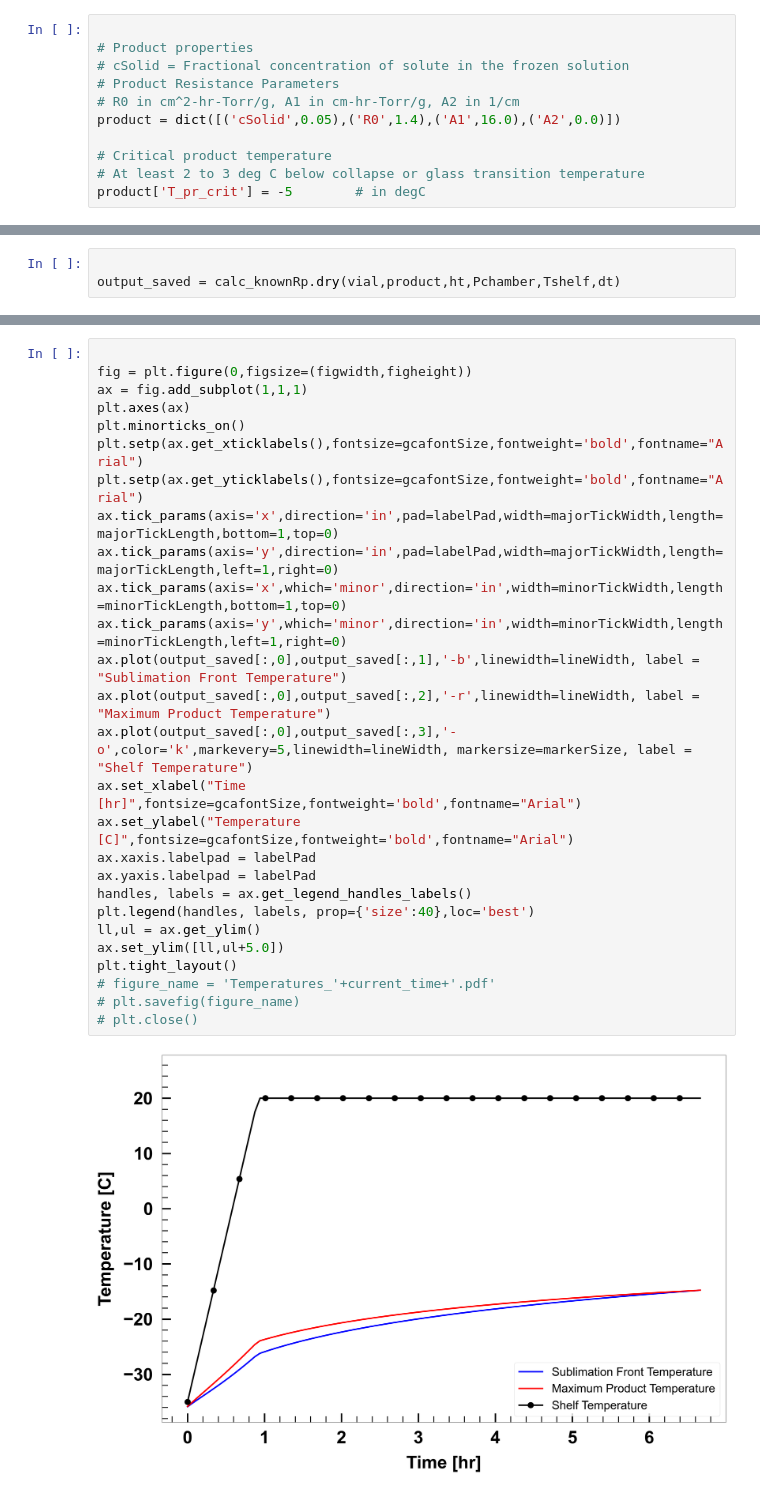
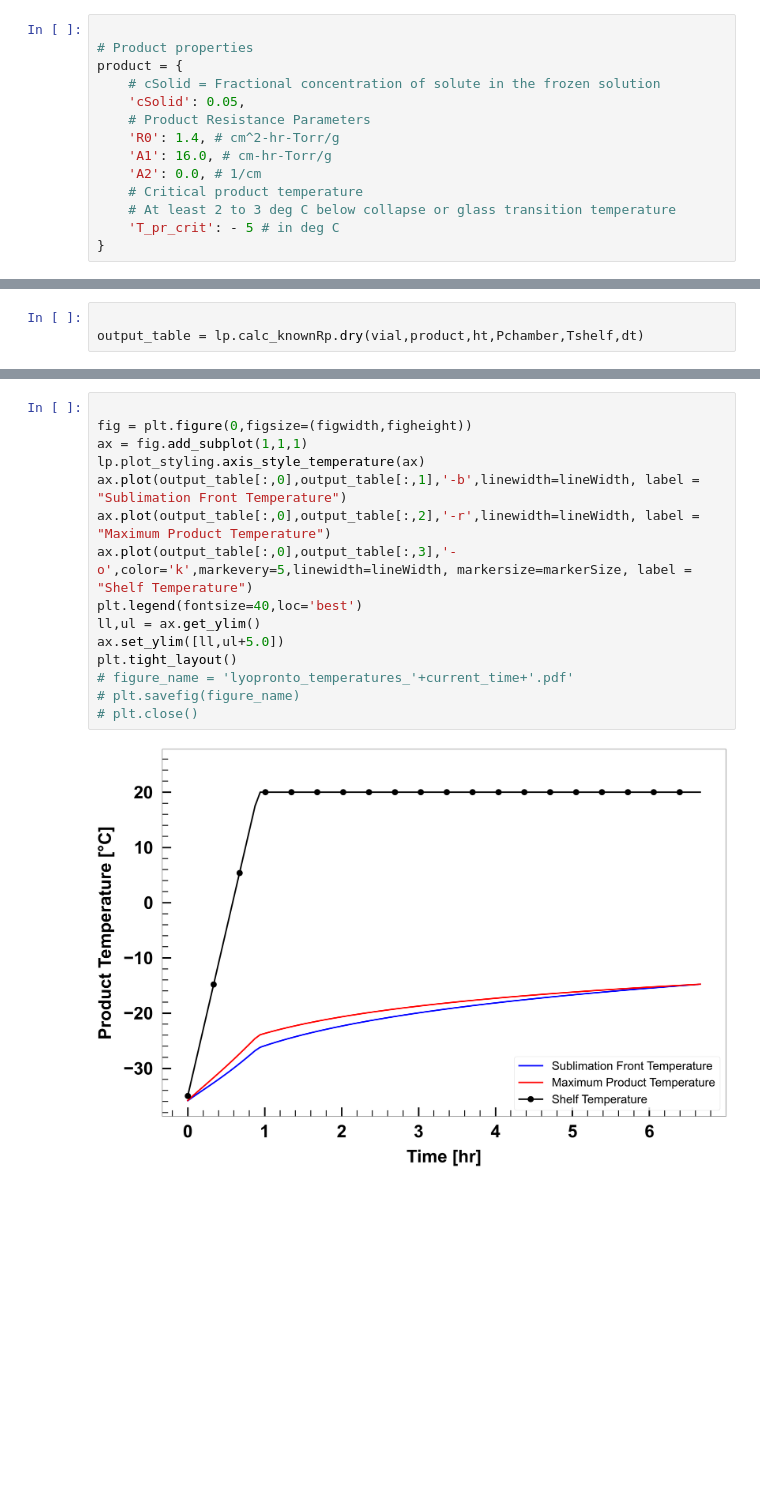
Before and after one commit to LyoHUB/LyoPRONTO, a Jupyter notebook: docs/examples/knownRp_PD.ipynb, the cells around one changed output, grey strips where cells are left out. Saved outputs shown, nothing was run; the diff lists cells and outputs as text; blank space fills up the shorter version.

Commit message:
Write the simplest case (known Rp and Kv) into a decent notebook for documentation

```diff
--- a/docs/examples/knownRp_PD.ipynb
+++ b/docs/examples/knownRp_PD.ipynb
@@ -26,12 +50,15 @@ Info on product properties here.
 # %%
 
 # Product properties
-# cSolid = Fractional concentration of solute in the frozen solution
-# Product Resistance Parameters
-# R0 in cm^2-hr-Torr/g, A1 in cm-hr-Torr/g, A2 in 1/cm
-product = dict([('cSolid',0.05),('R0',1.4),('A1',16.0),('A2',0.0)])
-
-# Critical product temperature
-# At least 2 to 3 deg C below collapse or glass transition temperature
-product['T_pr_crit'] = -5        # in degC
+product = {
+    # cSolid = Fractional concentration of solute in the frozen solution
+    'cSolid': 0.05,
+    # Product Resistance Parameters
+    'R0': 1.4, # cm^2-hr-Torr/g
+    'A1': 16.0, # cm-hr-Torr/g
+    'A2': 0.0, # 1/cm
+    # Critical product temperature
+    # At least 2 to 3 deg C below collapse or glass transition temperature
+    'T_pr_crit': - 5 # in deg C
+}
 # %%
@@ -150,3 +97,3 @@ nVial = 398    # Number of vials
 # %%
 
-output_saved = calc_knownRp.dry(vial,product,ht,Pchamber,Tshelf,dt)
+output_table = lp.calc_knownRp.dry(vial,product,ht,Pchamber,Tshelf,dt)
@@ -240,29 +174,17 @@ plt.tight_layout()
 # %%
 
 fig = plt.figure(0,figsize=(figwidth,figheight))
 ax = fig.add_subplot(1,1,1)
-plt.axes(ax)
-plt.minorticks_on()
-plt.setp(ax.get_xticklabels(),fontsize=gcafontSize,fontweight='bold',fontname="Arial")
-plt.setp(ax.get_yticklabels(),fontsize=gcafontSize,fontweight='bold',fontname="Arial")
-ax.tick_params(axis='x',direction='in',pad=labelPad,width=majorTickWidth,length=majorTickLength,bottom=1,top=0)
-ax.tick_params(axis='y',direction='in',pad=labelPad,width=majorTickWidth,length=majorTickLength,left=1,right=0)
-ax.tick_params(axis='x',which='minor',direction='in',width=minorTickWidth,length=minorTickLength,bottom=1,top=0)
-ax.tick_params(axis='y',which='minor',direction='in',width=minorTickWidth,length=minorTickLength,left=1,right=0)
-ax.plot(output_saved[:,0],output_saved[:,1],'-b',linewidth=lineWidth, label = "Sublimation Front Temperature")
-ax.plot(output_saved[:,0],output_saved[:,2],'-r',linewidth=lineWidth, label = "Maximum Product Temperature")
-ax.plot(output_saved[:,0],output_saved[:,3],'-o',color='k',markevery=5,linewidth=lineWidth, markersize=markerSize, label = "Shelf Temperature")
-ax.set_xlabel("Time [hr]",fontsize=gcafontSize,fontweight='bold',fontname="Arial")
-ax.set_ylabel("Temperature [C]",fontsize=gcafontSize,fontweight='bold',fontname="Arial")
-ax.xaxis.labelpad = labelPad
-ax.yaxis.labelpad = labelPad
-handles, labels = ax.get_legend_handles_labels()
-plt.legend(handles, labels, prop={'size':40},loc='best')
+lp.plot_styling.axis_style_temperature(ax)
+ax.plot(output_table[:,0],output_table[:,1],'-b',linewidth=lineWidth, label = "Sublimation Front Temperature")
+ax.plot(output_table[:,0],output_table[:,2],'-r',linewidth=lineWidth, label = "Maximum Product Temperature")
+ax.plot(output_table[:,0],output_table[:,3],'-o',color='k',markevery=5,linewidth=lineWidth, markersize=markerSize, label = "Shelf Temperature")
+plt.legend(fontsize=40,loc='best')
 ll,ul = ax.get_ylim()
 ax.set_ylim([ll,ul+5.0])
 plt.tight_layout()
-# figure_name = 'Temperatures_'+current_time+'.pdf'
+# figure_name = 'lyopronto_temperatures_'+current_time+'.pdf'
 # plt.savefig(figure_name)
 # plt.close()
 # %% [output]
-[figure, old version]
+[figure, new version]
```
Also changed, not shown: parts of 17 cells of this notebook.
